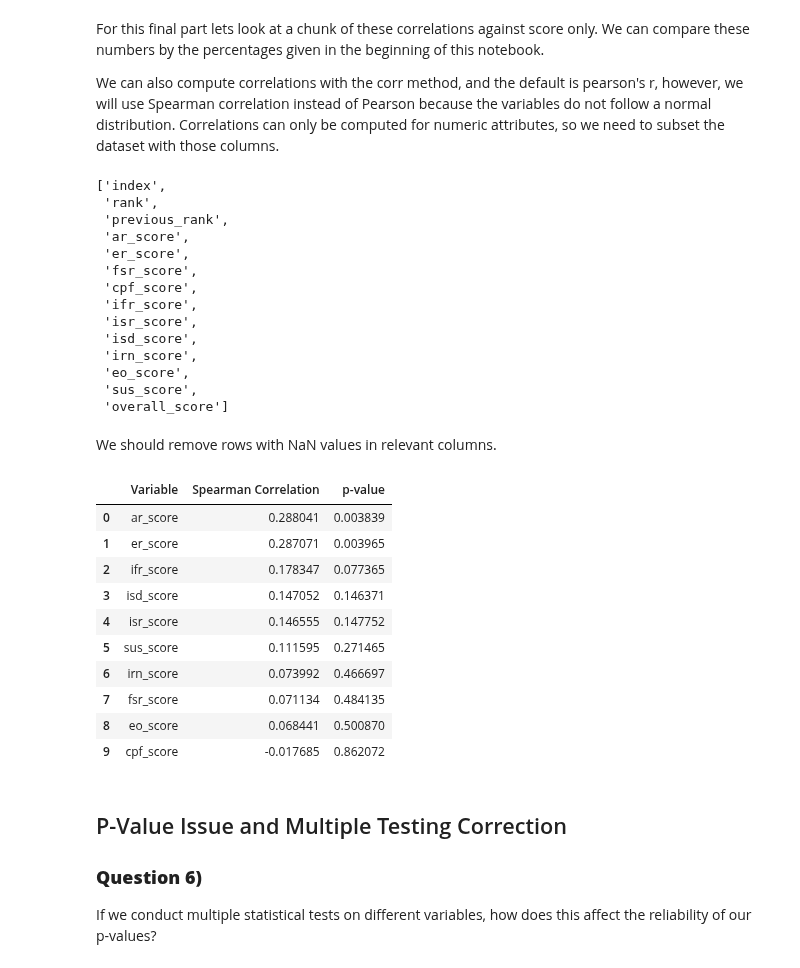
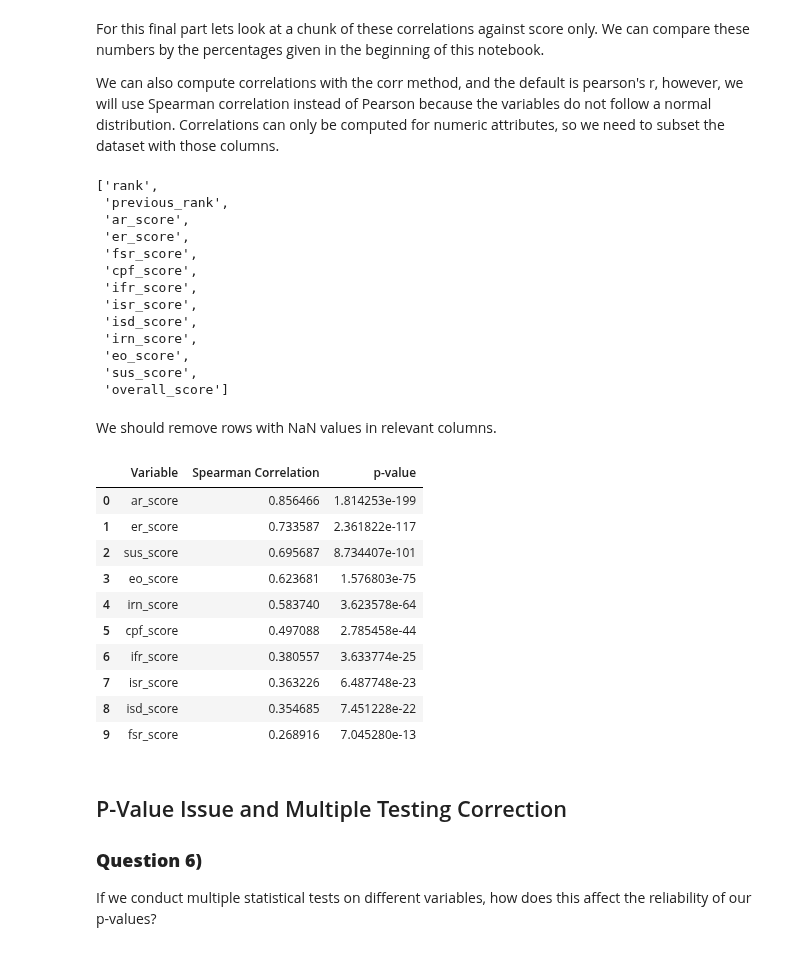
Before and after one commit to volgasezen/di501, a Jupyter notebook: Lab1/DI_501_Lab_1_with_answers.ipynb, the cells around one changed output. Drawn from its saved outputs; the diff is of its cells as text; code cells hidden in the pictures.

```diff
--- a/Lab1/DI_501_Lab_1_with_answers.ipynb
+++ b/Lab1/DI_501_Lab_1_with_answers.ipynb
@@ -522,11 +526,14 @@ Country(alpha_2='GB', alpha_3='GBR', flag='🇬🇧', name='United Kingdom', num
 # %% [markdown]
 If we were to apply this function to our location code column we would get an error because many countries are encoded by names not recognized by this package.
 # %%
-simplified.loc[:,'country'].replace({
+simplified.replace({
+    'country':
+    {
     'Hong Kong SAR, China':'Hong Kong',
     'China (Mainland)':'China',
     'Republic of Korea':'South Korea',
     'Macao SAR, China':'Macao',
     'Iran (Islamic Republic of)':'Iran',
     'Venezuela (Bolivarian Republic of)':'Venezuela'
+}
 }, inplace=True)
@@ -766,8 +756,7 @@ num_cols
 
 # num_cols = simplified.select_dtypes(include=np.number).columns
 # %% [output]
-['index',
- 'rank',
+['rank',
  'previous_rank',
  'ar_score',
  'er_score',
@@ -787,27 +776,27 @@ simplified = simplified.dropna(subset=['overall_score'] + num_cols[2:-1])
 # %%
 corrs = []
 p_values = []
-for col in num_cols[3:-1]:
+for col in num_cols[2:-1]:
     corr, p_val = spearmanr(simplified[col], simplified['overall_score'])
     corrs.append(corr)
     p_values.append(p_val)
 
-corr_df = pd.DataFrame({'Variable': num_cols[3:-1], 'Spearman Correlation': corrs, 'p-value': p_values})
+corr_df = pd.DataFrame({'Variable': num_cols[2:-1], 'Spearman Correlation': corrs, 'p-value': p_values})
 corr_df = corr_df.sort_values('Spearman Correlation', ascending=False).reset_index(drop=True)
 
 corr_df
 # %% [output]
 |  | Variable | Spearman Correlation | p-value |
-| 0 | ar_score | 0.288041 | 0.003839 |
-| 1 | er_score | 0.287071 | 0.003965 |
-| 2 | ifr_score | 0.178347 | 0.077365 |
-| 3 | isd_score | 0.147052 | 0.146371 |
-| 4 | isr_score | 0.146555 | 0.147752 |
-| 5 | sus_score | 0.111595 | 0.271465 |
-| 6 | irn_score | 0.073992 | 0.466697 |
-| 7 | fsr_score | 0.071134 | 0.484135 |
-| 8 | eo_score | 0.068441 | 0.500870 |
-| 9 | cpf_score | -0.017685 | 0.862072 |
+| 0 | ar_score | 0.856466 | 1.814253e-199 |
+| 1 | er_score | 0.733587 | 2.361822e-117 |
+| 2 | sus_score | 0.695687 | 8.734407e-101 |
+| 3 | eo_score | 0.623681 | 1.576803e-75 |
+| 4 | irn_score | 0.583740 | 3.623578e-64 |
+| 5 | cpf_score | 0.497088 | 2.785458e-44 |
+| 6 | ifr_score | 0.380557 | 3.633774e-25 |
+| 7 | isr_score | 0.363226 | 6.487748e-23 |
+| 8 | isd_score | 0.354685 | 7.451228e-22 |
+| 9 | fsr_score | 0.268916 | 7.045280e-13 |
 # %% [markdown]
 ## P-Value Issue and Multiple Testing Correction
 ### **Question 6)**
```
Also changed, not shown: parts of 18 cells of this notebook, 1 other file.
